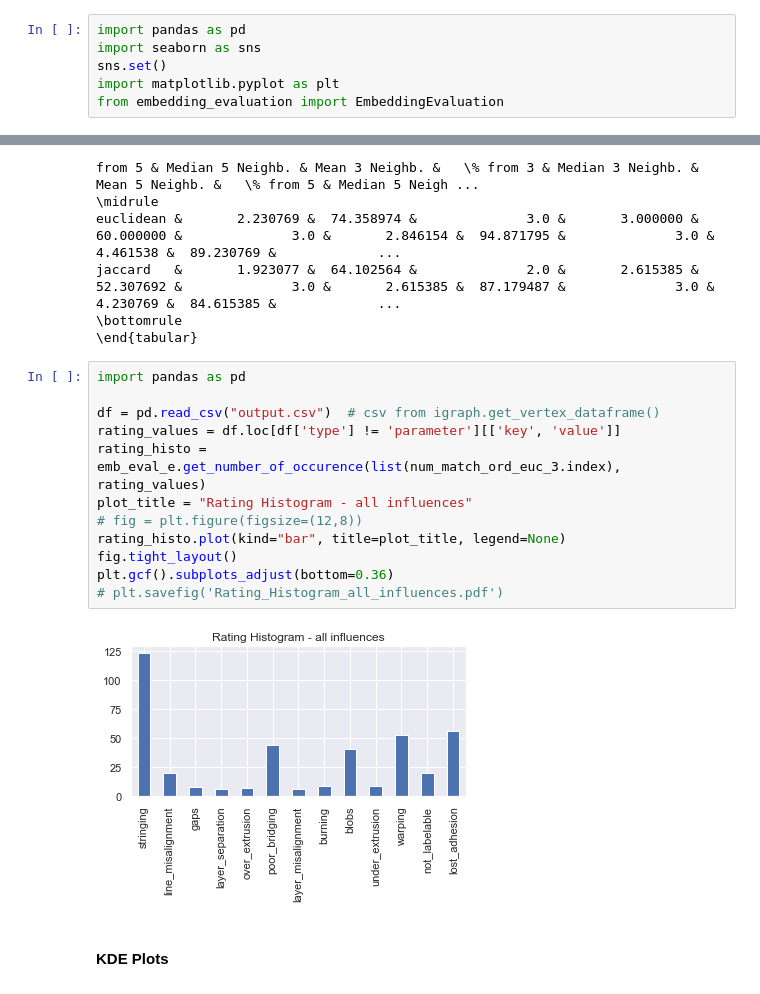
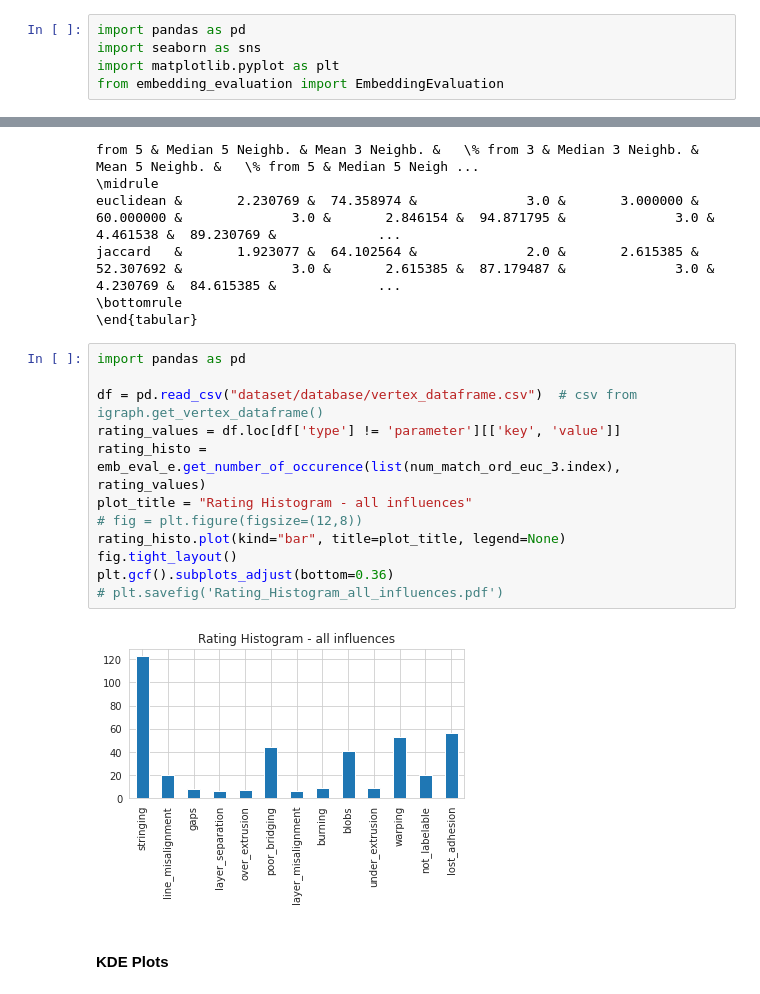
Before and after one commit to 0x14d/embedding-operator-knowledge, a Jupyter notebook: embedding_evaluation.ipynb, the cells around one changed output, grey strips where cells are left out. Cells and saved outputs as stored; diff of their text form.

```diff
--- a/embedding_evaluation.ipynb
+++ b/embedding_evaluation.ipynb
@@ -7,7 +4,6 @@ The autoreload extension is already loaded. To reload it, use:
 # %%
 import pandas as pd
 import seaborn as sns
-sns.set()
 import matplotlib.pyplot as plt
 from embedding_evaluation import EmbeddingEvaluation
 # %% [markdown]
@@ -254,17 +250,17 @@ jaccard   &       1.923077 &  64.102564 &              2.0 &       2.615385 &  5
 # %%
 import pandas as pd
 
-df = pd.read_csv("output.csv")  # csv from igraph.get_vertex_dataframe()
+df = pd.read_csv("dataset/database/vertex_dataframe.csv")  # csv from igraph.get_vertex_dataframe()
 rating_values = df.loc[df['type'] != 'parameter'][['key', 'value']]
 rating_histo = emb_eval_e.get_number_of_occurence(list(num_match_ord_euc_3.index), rating_values)
 plot_title = "Rating Histogram - all influences"
 # fig = plt.figure(figsize=(12,8))
 rating_histo.plot(kind="bar", title=plot_title, legend=None)
 fig.tight_layout()
 plt.gcf().subplots_adjust(bottom=0.36)
 # plt.savefig('Rating_Histogram_all_influences.pdf')
 # %% [output]
-[figure, old version]
+[figure, new version]
 # %% [markdown]
 #### KDE Plots
 # %%
```
Also changed, not shown: parts of 5 cells of this notebook, 12 other files.
